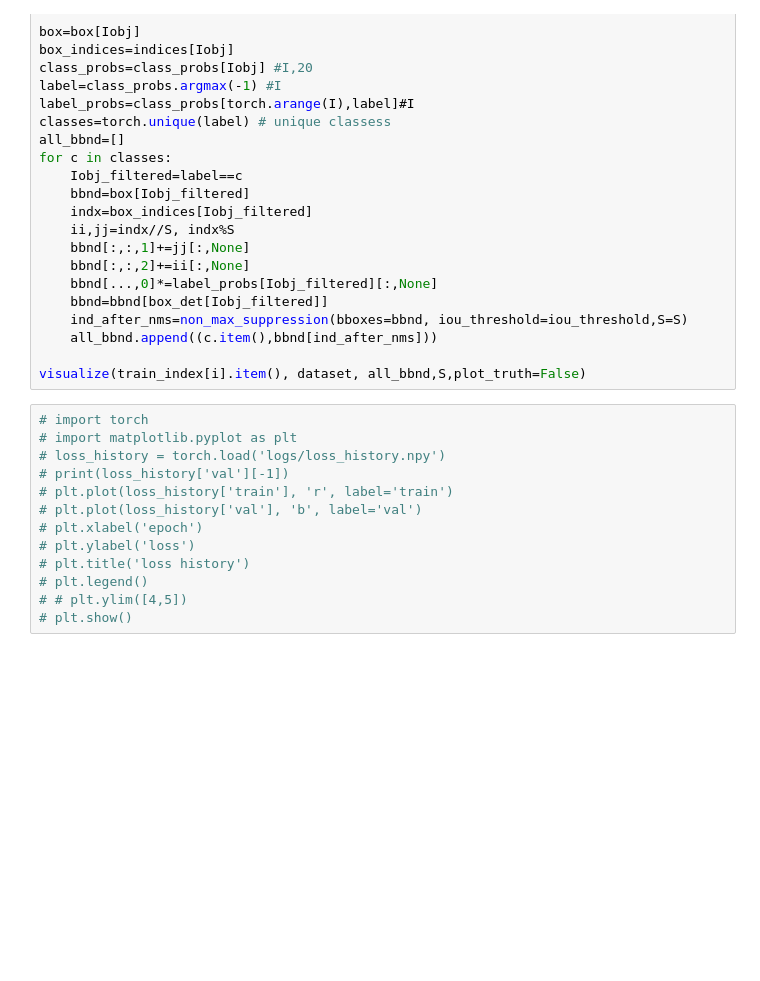
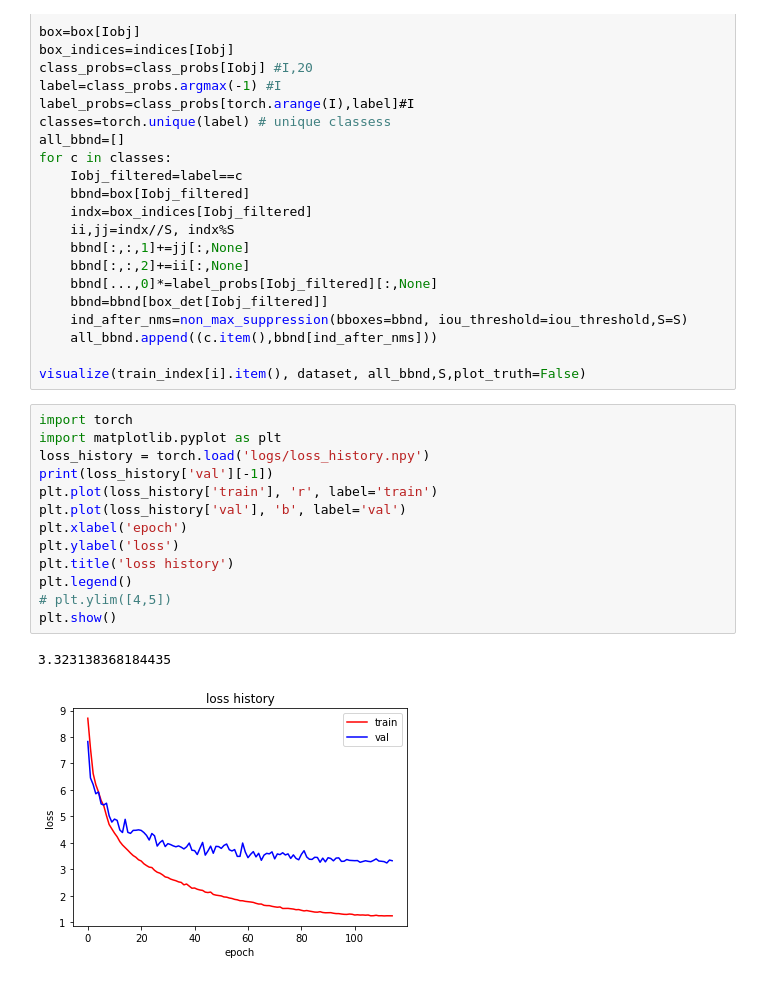
Before and after one commit to samrere/pytortto, a Jupyter notebook: examples/yolo/plot.ipynb, the cells around one changed output. Saved outputs shown, nothing was run; the diff lists cells and outputs as text; blank space fills up the shorter version.

```diff
--- a/examples/yolo/plot.ipynb
+++ b/examples/yolo/plot.ipynb
@@ -87,15 +87,18 @@ for c in classes:
 
 visualize(train_index[i].item(), dataset, all_bbnd,S,plot_truth=False)
 # %%
-# import torch
-# import matplotlib.pyplot as plt
-# loss_history = torch.load('logs/loss_history.npy')
-# print(loss_history['val'][-1])
-# plt.plot(loss_history['train'], 'r', label='train')
-# plt.plot(loss_history['val'], 'b', label='val')
-# plt.xlabel('epoch')
-# plt.ylabel('loss')
-# plt.title('loss history')
-# plt.legend()
-# # plt.ylim([4,5])
-# plt.show()
+import torch
+import matplotlib.pyplot as plt
+loss_history = torch.load('logs/loss_history.npy')
+print(loss_history['val'][-1])
+plt.plot(loss_history['train'], 'r', label='train')
+plt.plot(loss_history['val'], 'b', label='val')
+plt.xlabel('epoch')
+plt.ylabel('loss')
+plt.title('loss history')
+plt.legend()
+# plt.ylim([4,5])
+plt.show()
+# %% [output]
+3.323138368184435
+[figure, added]
```
Also changed, not shown: 2 other files.
